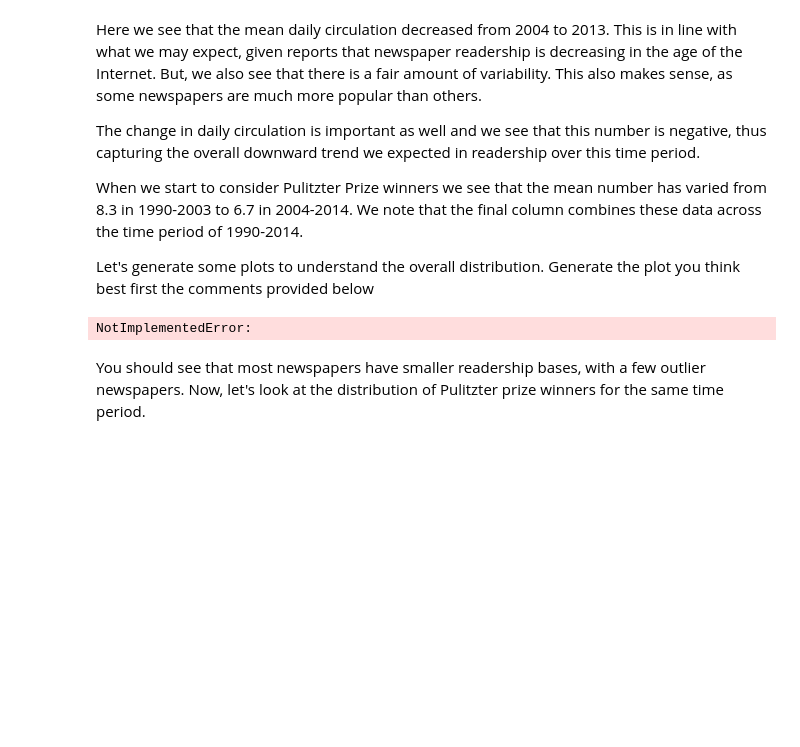
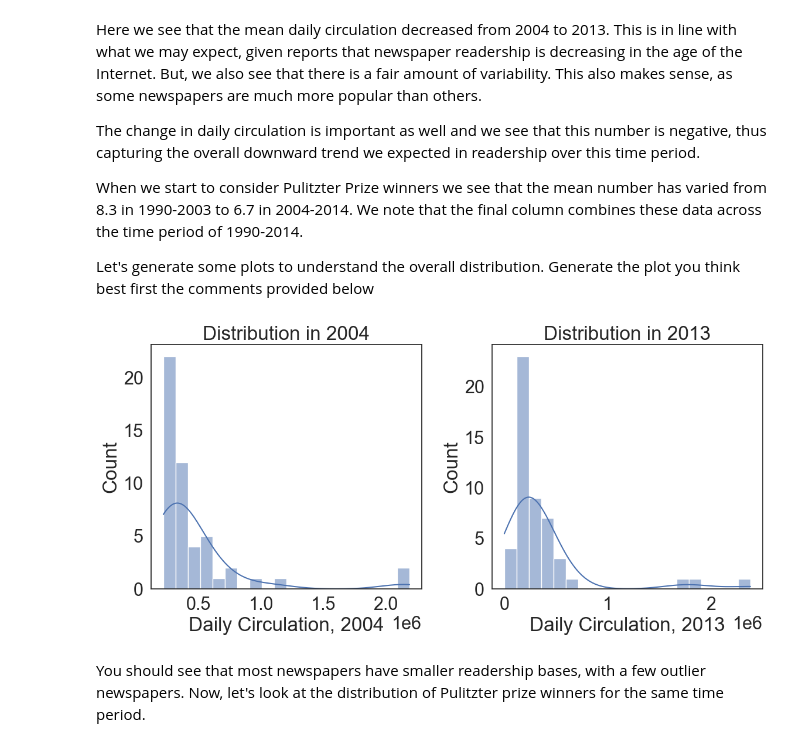
Before and after one commit to ashesh8500/cogs108hw, a Jupyter notebook: D6_COGS108_WI24/D6_casestudy_inference.ipynb, the cells around one changed output. Cells and saved outputs as stored; diff of their text form; code cells hidden in the pictures; blank space fills up the shorter version.

```diff
--- a/D6_COGS108_WI24/D6_casestudy_inference.ipynb
+++ b/D6_COGS108_WI24/D6_casestudy_inference.ipynb
@@ -125,11 +132,16 @@ The change in daily circulation is important as well and we see that this number
 When we start to consider Pulitzter Prize winners we see that the mean number has varied from 8.3 in 1990-2003 to 6.7 in 2004-2014. We note that the final column combines these data across the time period of 1990-2014.
 
 Let's generate some plots to understand the overall distribution. Generate the plot you think best first the comments provided below
-# %%
-## look at daily circulation distribution in 2004 and in 2013
-# YOUR CODE HERE
-raise NotImplementedError()
-# %% [output]
-NotImplementedError:
+# %%
+## look at daily circulation distribution in 2004 and in 2013
+fig, axes = plt.subplots(1, 2, figsize=(12, 6))
+sns.histplot(pulitzer['Daily Circulation, 2004'], ax=axes[0], kde=True, bins=20)
+axes[0].set_title('Distribution in 2004')
+sns.histplot(pulitzer['Daily Circulation, 2013'], ax=axes[1], kde=True, bins=20)
+axes[1].set_title('Distribution in 2013')
+plt.tight_layout()
+plt.show()
+# %% [output]
+[figure, added]
 # %% [markdown]
 You should see that most newspapers have smaller readership bases, with a few outlier newspapers. Now, let's look at the distribution of Pulitzter prize winners for the same time period.
```
Also changed, not shown: parts of 19 cells of this notebook.
